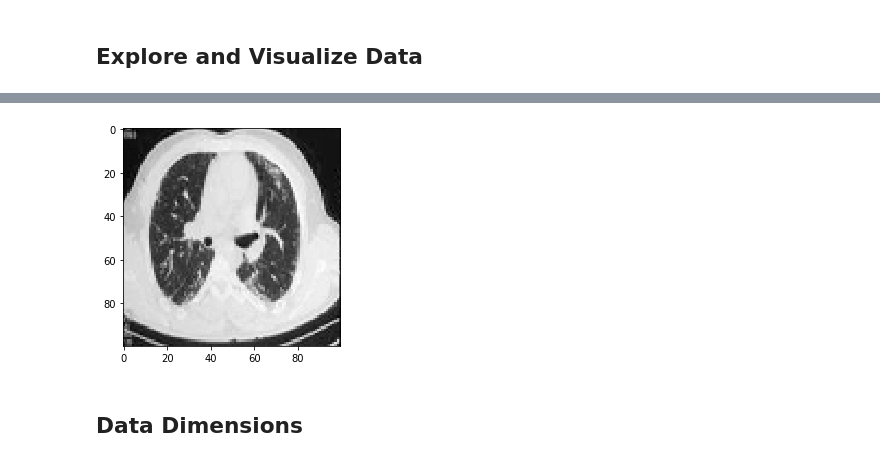
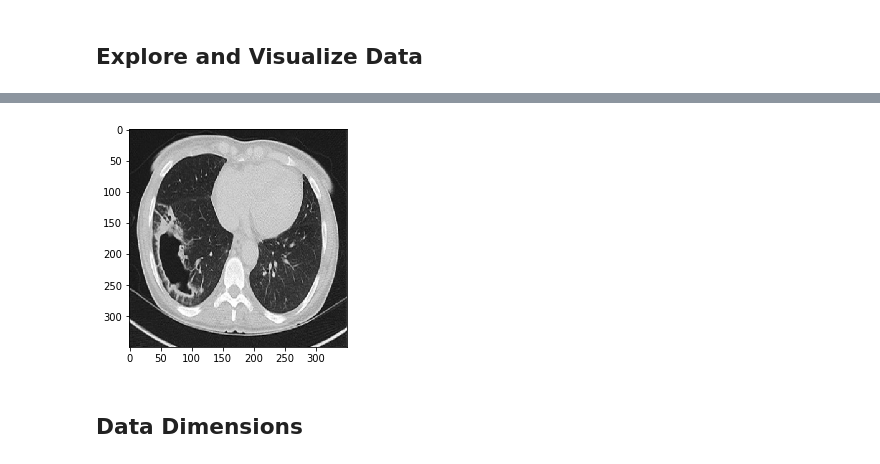
Before and after one commit to bauyrjanj/covid-CT-scans, a Jupyter notebook: CT-SCANS-COVID-DL.ipynb, the cells around one changed output, grey strips where cells are left out. Saved outputs shown, nothing was run; the diff lists cells and outputs as text; code cells hidden in the pictures.

Commit message:
increased image resolution to 350 x 350

```diff
--- a/CT-SCANS-COVID-DL.ipynb
+++ b/CT-SCANS-COVID-DL.ipynb
@@ -39,8 +39,8 @@ The Memory size of the data = 29840144 KBs
 # %%
-_ = plt.imshow(X[2].reshape(100, 100), cmap='gray')
+_ = plt.imshow(X[10].reshape(350, 350), cmap='gray')
 plt.show()
 # %% [output]
-[figure, old version]
+[figure, new version]
 # %% [markdown]
 ## Data Dimensions
 # %%
```
Also changed, not shown: parts of 18 cells of this notebook.
